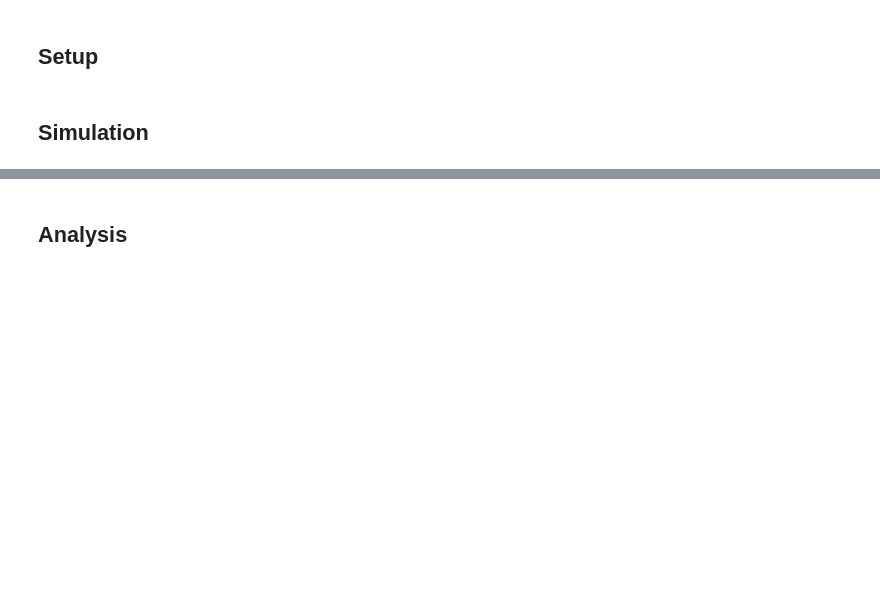
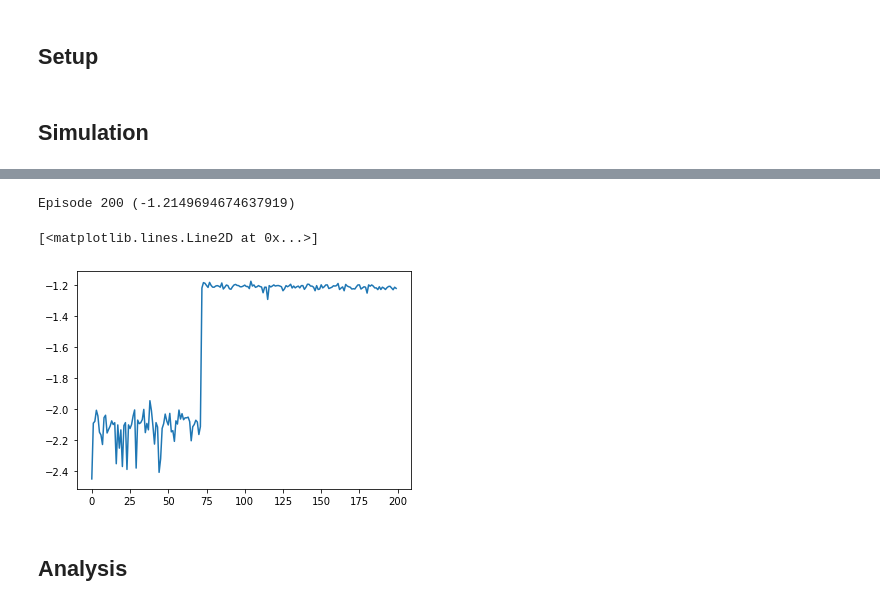
Before and after one commit to erolm-a/ai-coursework-2020, a Jupyter notebook: notebooks/run_qlearning_dl.ipynb, the cells around one changed output, grey strips where cells are left out. Drawn from its saved outputs; the diff is of its cells as text; code cells hidden in the pictures; blank space fills up the shorter version.

```diff
--- a/notebooks/run_qlearning_dl.ipynb
+++ b/notebooks/run_qlearning_dl.ipynb
@@ -188,3 +186,11 @@ plt.plot(stats[1])
+# %%
+approximator_dl = FunctionApproximator(hidden_layer_sizes=(4,), eta0=0.02)
+stats = q_learning(env, approximator_dl, 200, epsilon=0.1, epsilon_decay=1, discount_factor=1)
+plt.plot(stats.episode_rewards)
+# %% [output]
+Episode 200 (-1.2149694674637919)
+[<matplotlib.lines.Line2D at 0x...>]
+[figure, added]
 # %% [markdown]
 ## Analysis
 # %%
```
Also changed, not shown: parts of 5 cells of this notebook.
